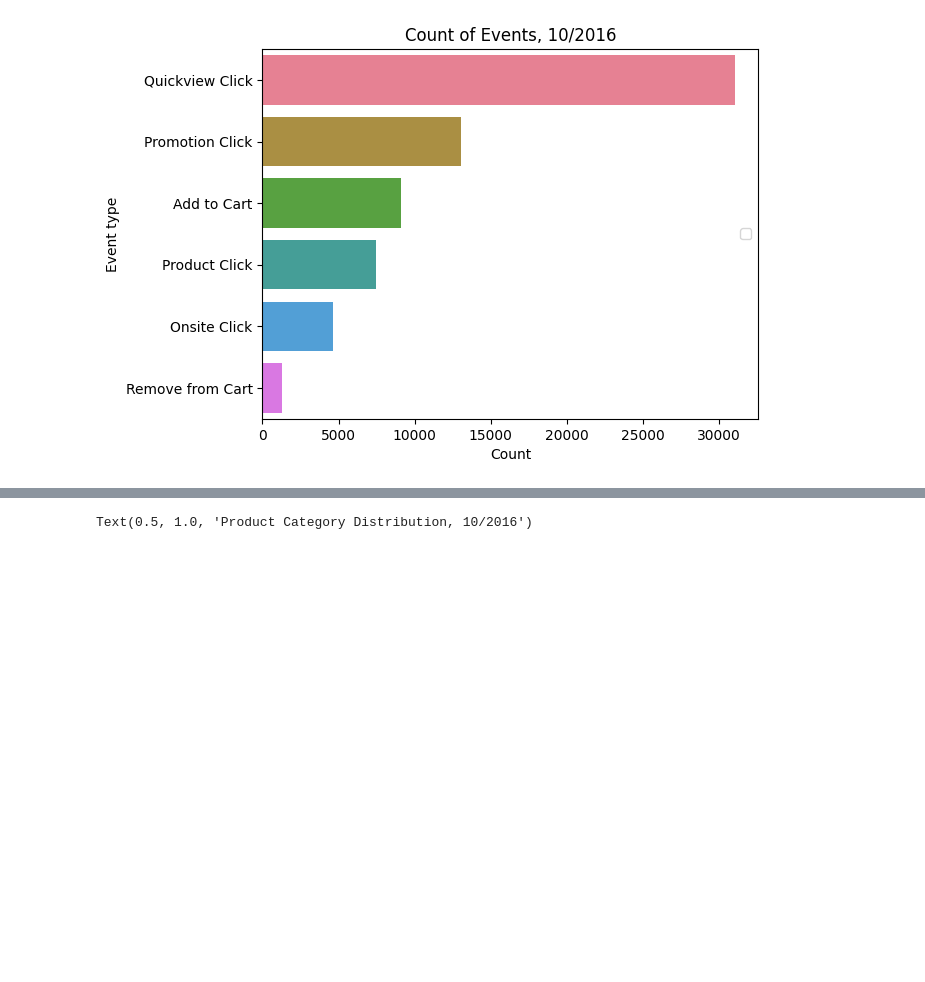
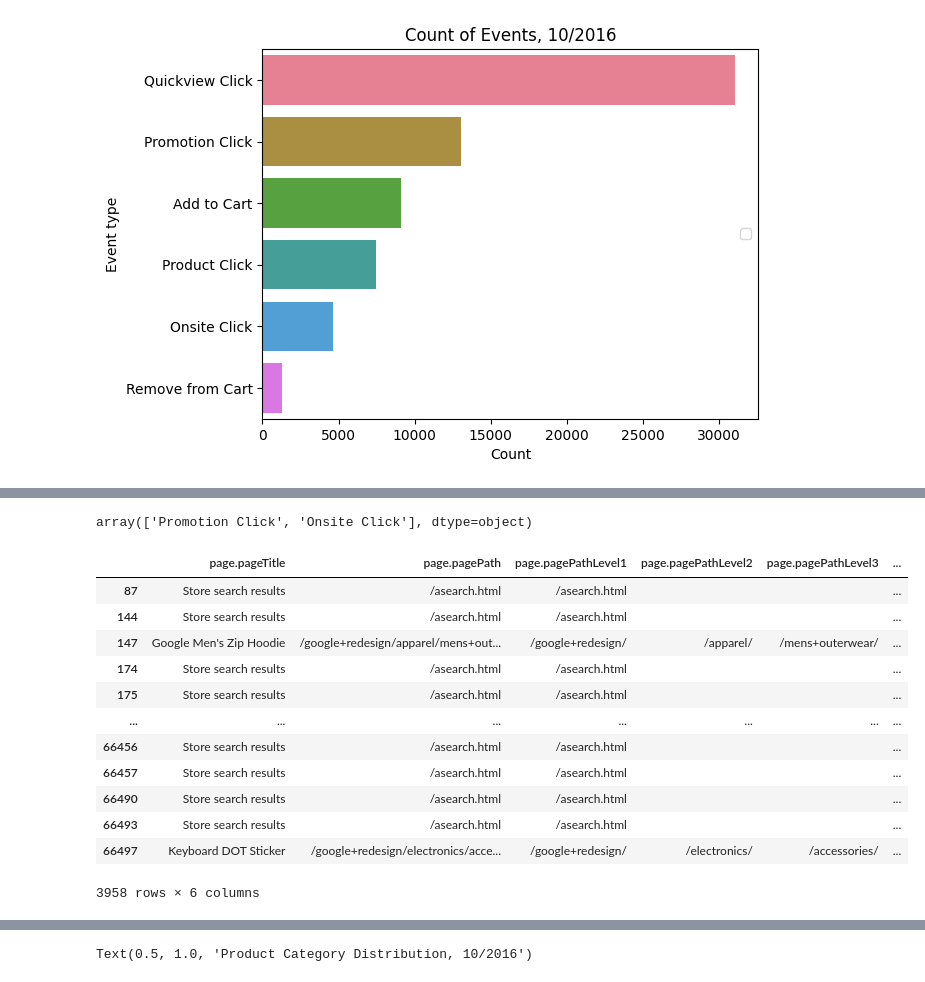
Before and after one commit to York-Solutions-B2E/jenny-huang-aml-capstone, a Jupyter notebook: eda.ipynb, the cells around one changed output, grey strips where cells are left out. Cells and saved outputs as stored; diff of their text form; code cells hidden in the pictures; blank space fills up the shorter version.

```diff
--- a/eda.ipynb
+++ b/eda.ipynb
@@ -15,6 +15,10 @@ y = binary_target
 # %%
 raw_target = data['raw_target']
 binary_target = data['target_encoded']
-# %%
-#columns to drop based on EDA
-X = data.drop(['productListPosition'], axis = 1) #no info available for add to cart
+# %%
+#engineered columns
+#redundant info from both columns combined into one
+X['product_name'] = X['v2ProductName'].combine_first(X['eventInfo.eventLabel'])
+#extract the deepest split of category (not sure if this can be cut / is already included in pagepath)
+X['prod_category'] = pd.Series((s.split('/')[-2] if len(s.split('/')) >=2 else s.split('/')[-1] for s in X['v2ProductCategory'])).replace('${escCatTitle}', '(not provided)')
+#encoding pagepath
@@ -82,0 +74,22 @@ X['prod_category'] = pd.Series((s.split('/')[-2] if len(s.split('/')) >=2 else s
+# %%
+X['product_name'] = X['v2ProductName'].combine_first(X['eventInfo.eventLabel'])
+# %%
+data['raw_target'][data['page.pageTitle'] == 'Home'].unique()
+# %% [output]
+array(['Promotion Click', 'Onsite Click'], dtype=object)
+# %%
+X[['page.pageTitle', 'page.pagePath', 'page.pagePathLevel1', 'page.pagePathLevel2', 'page.pagePathLevel3', 'v2ProductCategory',]][X['v2ProductCategory'] == '${escCatTitle}']
+# %% [output]
+|  | page.pageTitle | page.pagePath | page.pagePathLevel1 | page.pagePathLevel2 | page.pagePathLevel3 | ... |
+| 87 | Store search results | /asearch.html | /asearch.html |  |  | ... |
+| 144 | Store search results | /asearch.html | /asearch.html |  |  | ... |
+| 147 | Google Men's Zip Hoodie | /google+redesign/apparel/mens+out... | /google+redesign/ | /apparel/ | /mens+outerwear/ | ... |
+| 174 | Store search results | /asearch.html | /asearch.html |  |  | ... |
+| 175 | Store search results | /asearch.html | /asearch.html |  |  | ... |
+| ... | ... | ... | ... | ... | ... | ... |
+| 66456 | Store search results | /asearch.html | /asearch.html |  |  | ... |
+| 66457 | Store search results | /asearch.html | /asearch.html |  |  | ... |
+| 66490 | Store search results | /asearch.html | /asearch.html |  |  | ... |
+| 66493 | Store search results | /asearch.html | /asearch.html |  |  | ... |
+| 66497 | Keyboard DOT Sticker | /google+redesign/electronics/acce... | /google+redesign/ | /electronics/ | /accessories/ | ... |
+3958 rows × 6 columns
```
Also changed, not shown: parts of 7 cells of this notebook.
